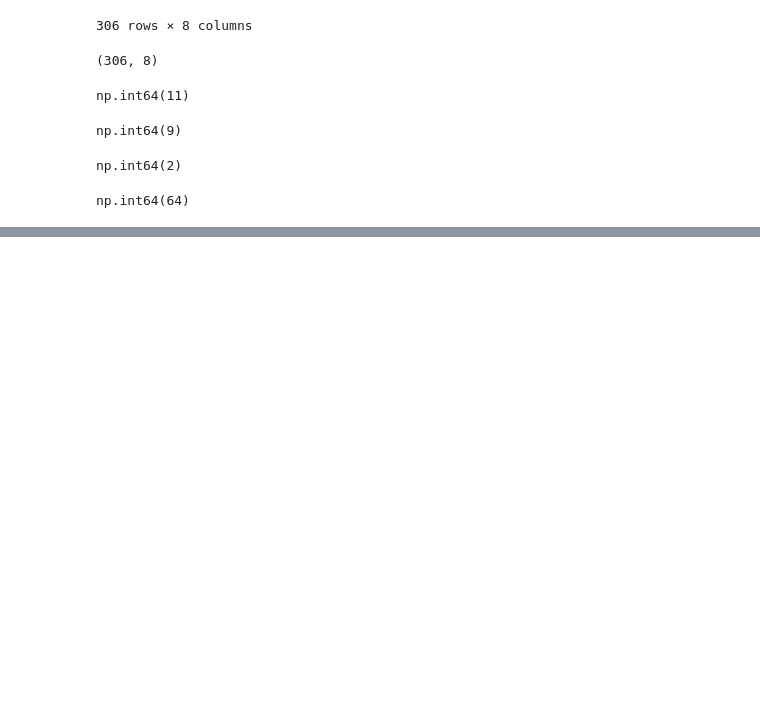
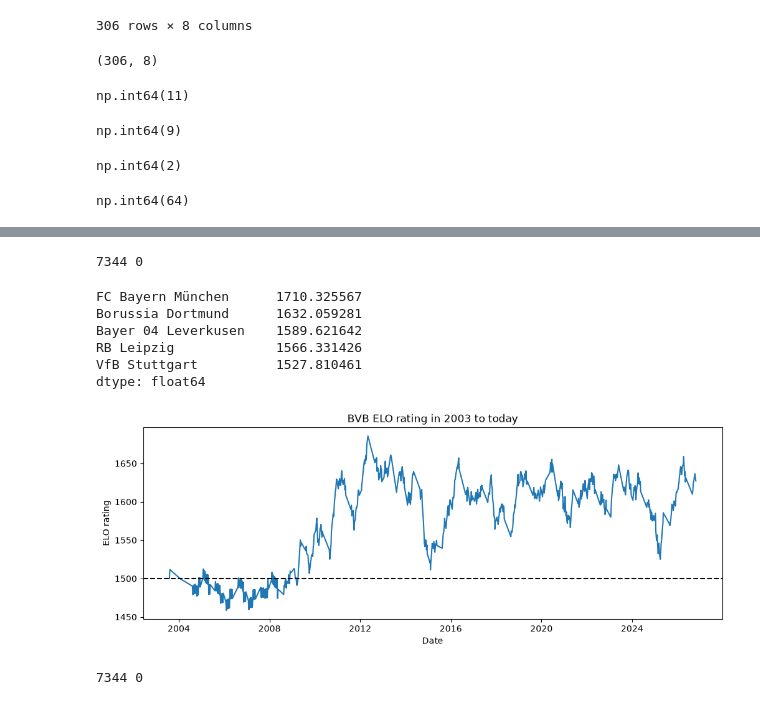
Before and after one commit to biancacchino/bvb-title-predictor, a Jupyter notebook: notebooks/exploration.ipynb, the cells around one changed output, grey strips where cells are left out. Saved outputs shown, nothing was run; the diff lists cells and outputs as text; code cells hidden in the pictures; blank space fills up the shorter version.

Commit message:
Calculate ELO and create a graph of BVBs ELO 2003-today

```diff
--- a/notebooks/exploration.ipynb
+++ b/notebooks/exploration.ipynb
@@ -19,7 +19,7 @@ The autoreload extension is already loaded. To reload it, use:
 3.0.6 1.9.1
 # %%
 # fetching data, retrieves all matches from 2020 season of the  matchday
-r = requests.get('https://api.openligadb.de/getmatchdata/bl1/2020/', timeout=10)
+r = requests.get(f'https://api.openligadb.de/getmatchdata/bl1/2020/', timeout=10)
 r.raise_for_status()
 matches = r.json()
 len(matches), matches
@@ -156,0 +159,8 @@ np.int64(64)
+# %%
+HOME_ADV = 60 # home advantage in ELO
+def expected_score(r_home, r_away):
+    return  1 / (1+10 ** ((r_away - r_home - HOME_ADV) / 400))
+
+expected_score(1500, 1500) # 0.585 equal but home advantage
+expected_score(1500, 1560) # 0.57
+expected_score(1700, 1400) # 0.8 high strong home team
@@ -156,0 +264,47 @@ np.int64(64)
+# %%
+print(len(matches), matches['home_elo_before'].isna().sum())
+# %% [output]
+7344 0
+# %%
+pd.Series(ratings).sort_values(ascending=False).head(5)
+# %% [output]
+FC Bayern München      1710.325567
+Borussia Dortmund      1632.059281
+Bayer 04 Leverkusen    1589.621642
+RB Leipzig             1566.331426
+VfB Stuttgart          1527.810461
+dtype: float64
+# %%
+bvb = matches[
+    (matches.home_team == 'Borussia Dortmund') |
+    (matches.away_team == 'Borussia Dortmund')
+].copy()
+
+bvb['bvb_elo'] = bvb.home_elo_before.where(
+    bvb.home_team == 'Borussia Dortmund',
+    bvb.away_elo_before,
+)
+bvb = bvb[bvb.season >= 2003]
+# they sold erling haaland in 2022
+bvb_2022 = bvb[bvb.season == 2022]
+# they sold jude bellingham in 2023
+bvb_2023 = bvb[bvb.season == 2023]
+bvb_2012 = bvb[bvb.season == 2012]
+# bvb_2012.head(1)
+# %%
+import matplotlib.pyplot as plt
+played = bvb[bvb.finished]
+
+fig, ax = plt.subplots(figsize=(12, 4))
+ax.plot(played.date, played.bvb_elo)
+ax.axhline(LEAGUE_AVERAGE, color='black', linestyle='--')
+ax.set_title('BVB ELO rating in 2003 to today')
+ax.set_xlabel('Date')
+ax.set_ylabel('ELO rating')
+plt.show()
+# %% [output]
+[figure, added]
+# %%
+print(len(matches), matches['home_elo_before'].isna().sum())
+# %% [output]
+7344 0
```
Also changed, not shown: parts of 5 cells of this notebook.
